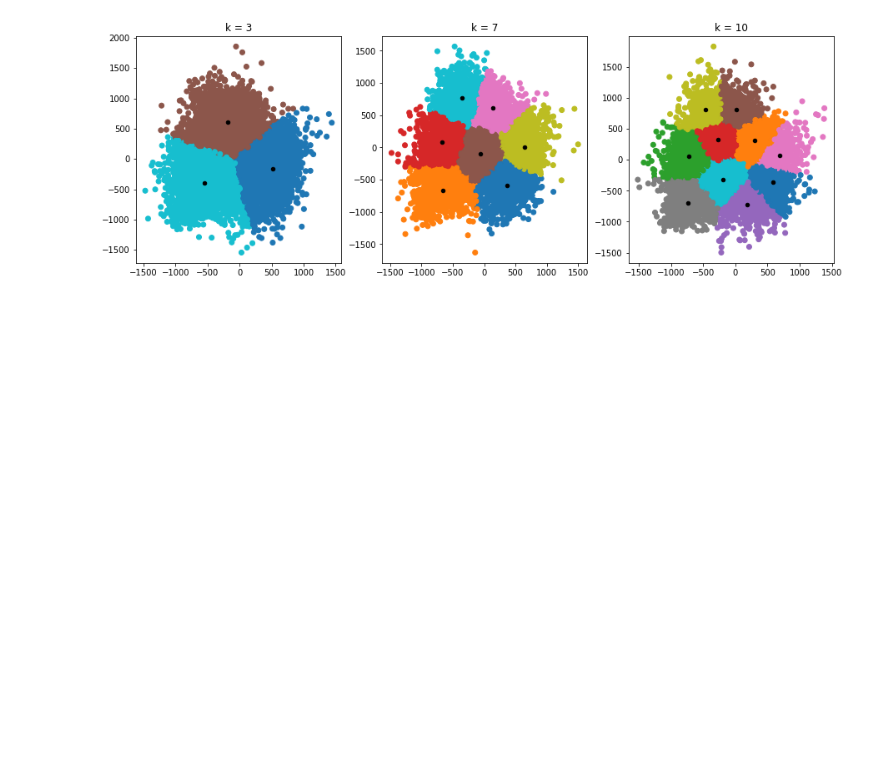
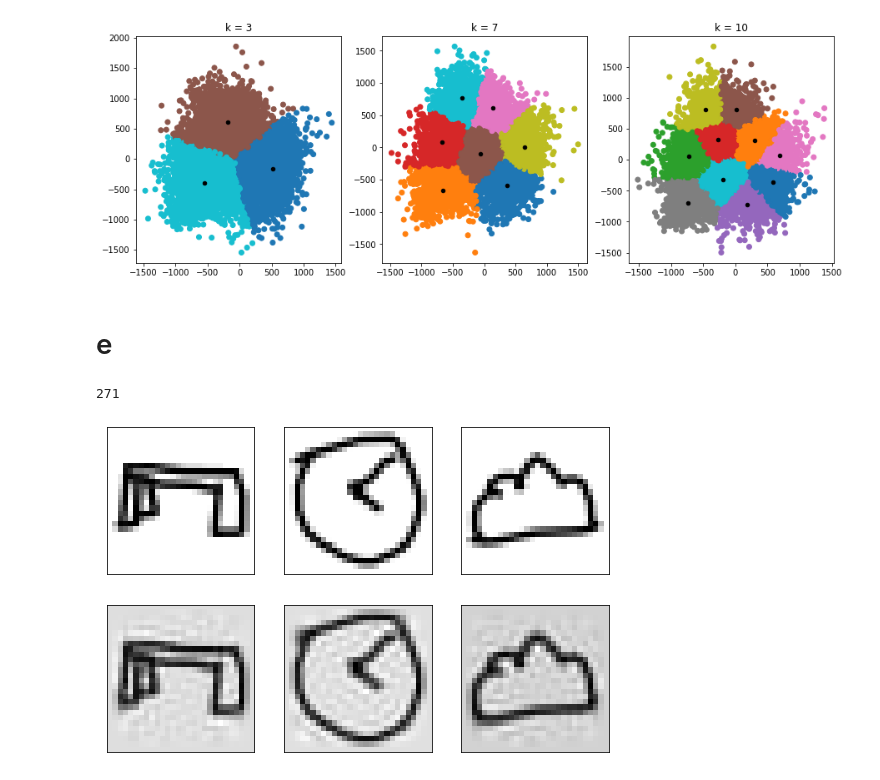
Before and after one commit to AUT-Student/SPR-HW4, a Jupyter notebook: P4/P4.ipynb, the cells around one changed output. Drawn from its saved outputs; the diff is of its cells as text; code cells hidden in the pictures; blank space fills up the shorter version.

```diff
--- a/P4/P4.ipynb
+++ b/P4/P4.ipynb
@@ -351,0 +330,42 @@ plt.show()
+# %% [markdown]
+# e
+# %%
+x = x_train_flat
+x_mean = x.mean(axis=0)
+x_normal = x - x_mean
+x_cov = np.cov(x_normal.T)
+w, v = np.linalg.eig(x_cov)
+
+idx = w.argsort()[::-1]
+w = w[idx]
+v = v[:,idx]
+
+i=0
+sum=0
+while True:
+    sum+=w[i]
+    if sum >= 0.95*np.sum(w):
+        print(i+1)
+        break
+    i+=1
+# %% [output]
+271
+# %%
+fig, ax = plt.subplots(2,3)
+for index, item in enumerate([0,1,6]):
+    ax[0][index].imshow(x_train[item], cmap="gray")
+    ax[0][index].get_xaxis().set_visible(False)
+    ax[0][index].get_yaxis().set_visible(False)
+
+    data_sample_reduced =  (x_train[item].ravel()-x_mean) @ np.linalg.pinv(v[:,:271]).T
+
+    data_sample_reconstructed = data_sample_reduced @ v[:, :271].T + x_mean
+
+    ax[1][index].imshow(data_sample_reconstructed.real.reshape(28,28), cmap="gray")
+    ax[1][index].get_xaxis().set_visible(False)
+    ax[1][index].get_yaxis().set_visible(False)
+
+fig.set_size_inches(9,6)
+plt.show()
+# %% [output]
+[figure, added]
```
Also changed, not shown: parts of 2 cells of this notebook, 1 other file.
